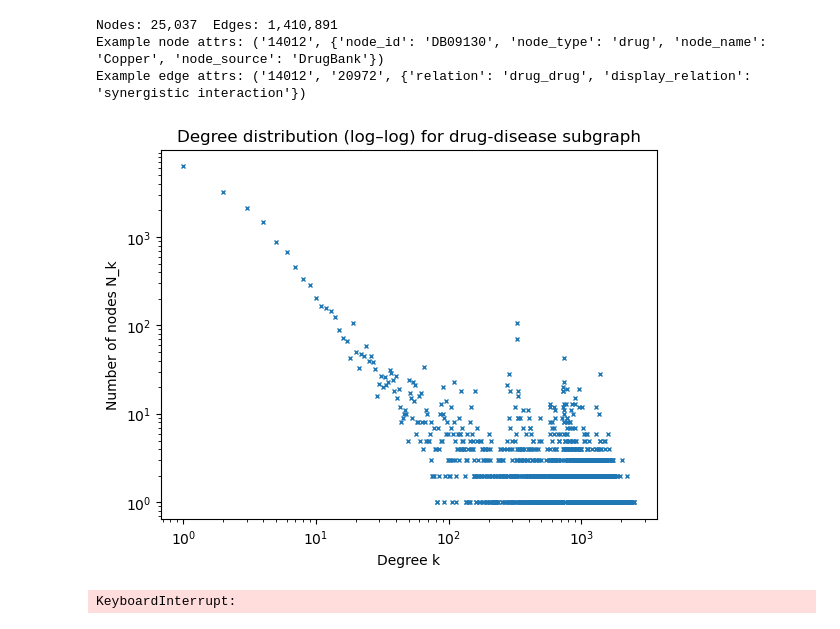
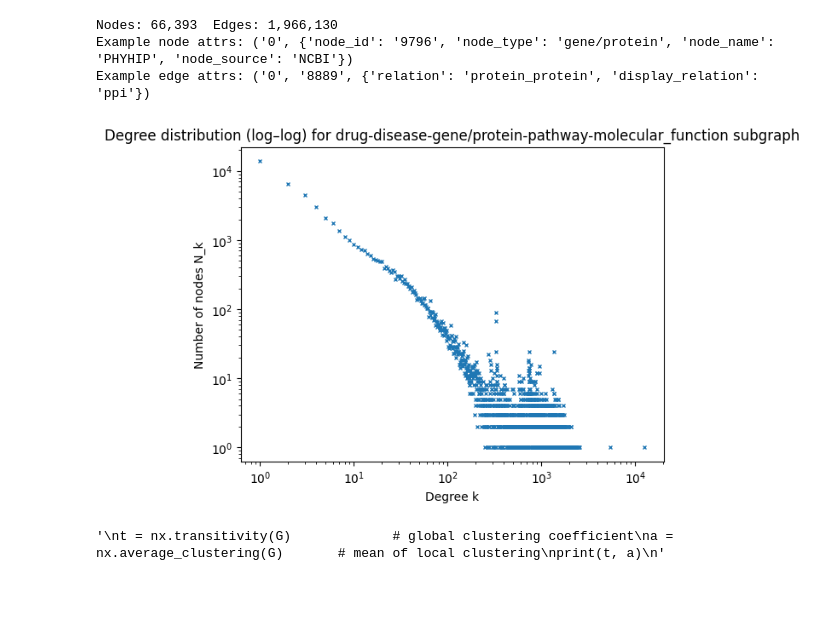
Before and after one commit to philliphan3532/network-analysis-project, a Jupyter notebook: notebooks/subgraph_diagnostics.ipynb, the cells around one changed output. Saved outputs shown, nothing was run; the diff lists cells and outputs as text; code cells hidden in the pictures; blank space fills up the shorter version.

```diff
--- a/notebooks/subgraph_diagnostics.ipynb
+++ b/notebooks/subgraph_diagnostics.ipynb
@@ -5,8 +5,8 @@ import networkx as nx
 import pandas as pd
 
 # Adjust filenames as needed
-nodes = pd.read_csv("../data/subgraphs/drug-disease/node.csv", sep="\t", dtype=str)      # node_index  node_id  node_type  node_name  node_source
-edges = pd.read_csv("../data/subgraphs/drug-disease/edges.csv", dtype=str)               # relation, display_relation, x_index, y_index
+nodes = pd.read_csv("../data/subgraphs/drug-disease-gene_protein-pathway-molecular_function/node.csv", sep="\t", dtype=str)      # node_index  node_id  node_type  node_name  node_source
+edges = pd.read_csv("../data/subgraphs/drug-disease-gene_protein-pathway-molecular_function/edges.csv", dtype=str)               # relation, display_relation, x_index, y_index
 
 # Basic sanity checks (optional)
 required_node_cols = {"node_index","node_id","node_type","node_name","node_source"}
@@ -26,41 +26,43 @@ for row in nodes.itertuples(index=False):
         node_name=row.node_name,
         node_source=row.node_source,
     )
 
 # Add edges with attributes
 for row in edges.itertuples(index=False):
     G.add_edge(
         row.x_index, row.y_index,
         relation=row.relation,
         display_relation=row.display_relation
     )
 
 # Quick checks
 print(f"Nodes: {G.number_of_nodes():,}  Edges: {G.number_of_edges():,}")
 print("Example node attrs:", next(iter(G.nodes(data=True))))
 print("Example edge attrs:", next(iter(G.edges(data=True))))
 
 
 # degrees (unweighted)
 degrees = np.fromiter((d for _, d in G.degree()), dtype=int)
 
 # unique degree values k and their counts N_k
 k, counts = np.unique(degrees, return_counts=True)
 
 plt.figure()
 plt.loglog(k, counts, marker="x", linestyle="none", markersize=3)
 plt.xlabel("Degree k")
 plt.ylabel("Number of nodes N_k")
-plt.title("Degree distribution (log–log) for drug-disease subgraph")
+plt.title("Degree distribution (log–log) for drug-disease-gene/protein-pathway-molecular_function subgraph")
 plt.show()
 # %% [output]
-Nodes: 25,037  Edges: 1,410,891
-Example node attrs: ('14012', {'node_id': 'DB09130', 'node_type': 'drug', 'node_name': 'Copper', 'node_source': 'DrugBank'})
-Example edge attrs: ('14012', '20972', {'relation': 'drug_drug', 'display_relation': 'synergistic interaction'})
+Nodes: 66,393  Edges: 1,966,130
+Example node attrs: ('0', {'node_id': '9796', 'node_type': 'gene/protein', 'node_name': 'PHYHIP', 'node_source': 'NCBI'})
+Example edge attrs: ('0', '8889', {'relation': 'protein_protein', 'display_relation': 'ppi'})
-[figure, old version]
+[figure, new version]
 # %%
+'''
 t = nx.transitivity(G)             # global clustering coefficient
 a = nx.average_clustering(G)       # mean of local clustering
 print(t, a)
+'''
 # %% [output]
-KeyboardInterrupt:
+'\nt = nx.transitivity(G)             # global clustering coefficient\na = nx.average_clustering(G)       # mean of local clustering\nprint(t, a)\n'
```
Also changed, not shown: 2 other files.
